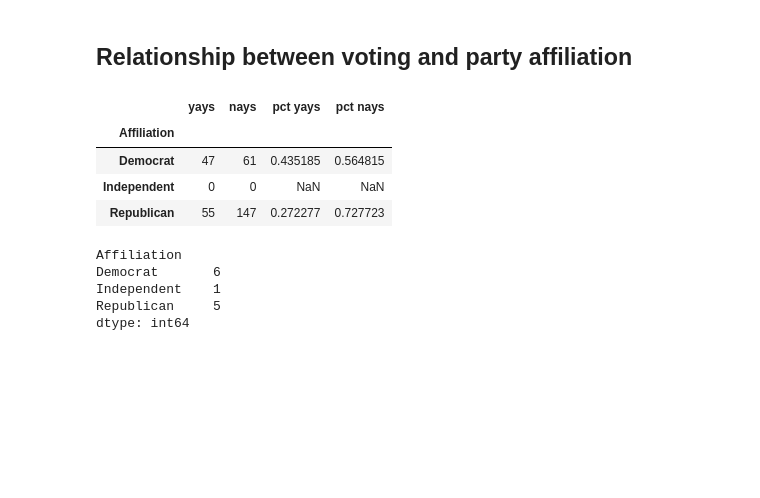
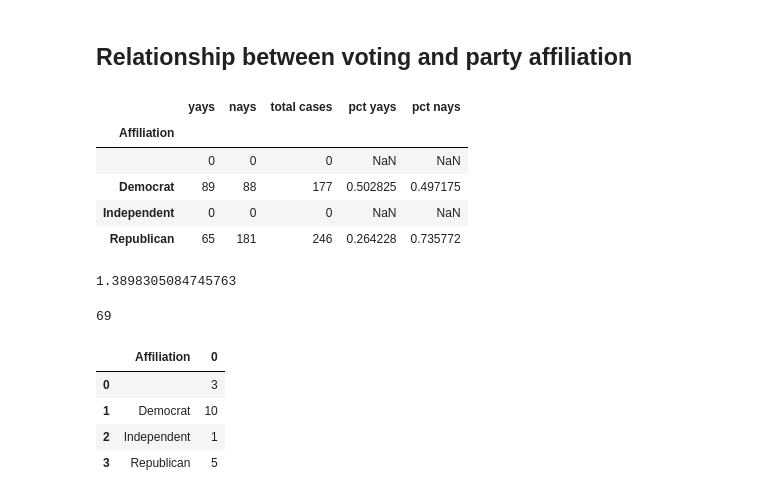
Before and after one commit to amyq96/stories, a Jupyter notebook: medical-release/prb-cases-analysis.ipynb, the cells around one changed output. Cells and saved outputs as stored; diff of their text form; code cells hidden in the pictures; blank space fills up the shorter version.

```diff
--- a/medical-release/prb-cases-analysis.ipynb
+++ b/medical-release/prb-cases-analysis.ipynb
@@ -194 +216,7 @@ prb['pct nays'] = prb['nays']/prb['total cases']
+# %%
+# add denials diveded by approvals
+prb['denials/approvals'] = prb['nays']/prb['yays']
+
+# add share: judge x voted in TK out of TK cases the board saw
+prb['share of cases'] = prb['total cases']/len(cases)
 # %%
@@ -213,0 +245,27 @@ prb
+# %%
+# create a function that takes a list of the panel members and calculates if it's majority Democrat, Republican, or No Majority
+
+def get_panel_party(panel_list):
+    d_count = 0
+    r_count = 0
+
+    for member in panel_list:
+        # look up party affiliation of member in prb df
+        party = prb.loc[prb['Last'] == member, 'Affiliation'].values[0]
+
+        # add up D vs R
+        if party == 'Democrat':
+            d_count += 1
+        elif party == 'Republican':
+            r_count += 1
+
+    # assign majority type
+    if d_count/(d_count + r_count) > 0.5:
+        return 'Majority Democrat'
+    elif r_count/(d_count + r_count) > 0.5:
+        return 'Majority Repbulican'
+    else:
+        return 'No Majority'
+# %%
+# apply the function to cases
+cases['panel_party_majority'] = cases['panel_list'].apply(get_panel_party)
@@ -456,5 +522,9 @@ prb_date[prb_date['Last'] != 'Shelton'].plot.scatter(x = 'time on board numerica
 # %% [markdown]
 ## Relationship between voting patterns and participation
+# %%
+# change back data types to floats
+prb_analysis['pct nays'] = prb_analysis['pct nays'].replace('',0.0)
+prb_analysis['pct yays'] = prb_analysis['pct yays'].replace('',0.0)
 # %%
 prb_analysis.sort_values('pct nays', ascending=False).head()
 # %% [output]
@@ -479,26 +549,36 @@ prb_analysis.plot.scatter(x = 'pct nays', y = 'pct share of cases', s = 100);
 # %% [markdown]
 ## Relationship between voting and party affiliation
 # %%
-# missing party affliation for 4 voting members (as of Aug. 17)
-party = prb_analysis.groupby('Affiliation')[['yays','nays']].sum()
+# missing party affliation for 4 voting members (as of Aug. 21)
+party = prb_analysis.groupby('Affiliation')[['yays','nays','total cases']].sum()
 party['pct yays'] = party['yays']/(party['yays'] + party['nays'])
 party['pct nays'] = party['nays']/(party['yays'] + party['nays'])
 party
 # %% [output]
-|  | yays | nays | pct yays | pct nays |
-| Affiliation |  |  |  |  |
-| Democrat | 47 | 61 | 0.435185 | 0.564815 |
-| Independent | 0 | 0 | NaN | NaN |
-| Republican | 55 | 147 | 0.272277 | 0.727723 |
+|  | yays | nays | total cases | pct yays | pct nays |
+| Affiliation |  |  |  |  |  |
+|  | 0 | 0 | 0 | NaN | NaN |
+| Democrat | 89 | 88 | 177 | 0.502825 | 0.497175 |
+| Independent | 0 | 0 | 0 | NaN | NaN |
+| Republican | 65 | 181 | 246 | 0.264228 | 0.735772 |
+# %%
+# republicans cast more votes than democrats
+246/177
+# %% [output]
+1.3898305084745763
+# %%
+246-177
+# %% [output]
+69
 # %%
 # board is split about half and half
-prb_analysis.groupby('Affiliation').size()
+prb_analysis.groupby('Affiliation').size().reset_index()
 # %% [output]
-Affiliation
-Democrat       6
-Independent    1
-Republican     5
-dtype: int64
+|  | Affiliation | 0 |
+| 0 |  | 3 |
+| 1 | Democrat | 10 |
+| 2 | Independent | 1 |
+| 3 | Republican | 5 |
 # %%
 # republicans accounted for 65 percent of all the denial votes but just 40 percent of grant votes
 prb_analysis[prb_analysis['Affiliation'] == 'Republican']['nays'].sum()
```
Also changed, not shown: parts of 43 cells of this notebook.
